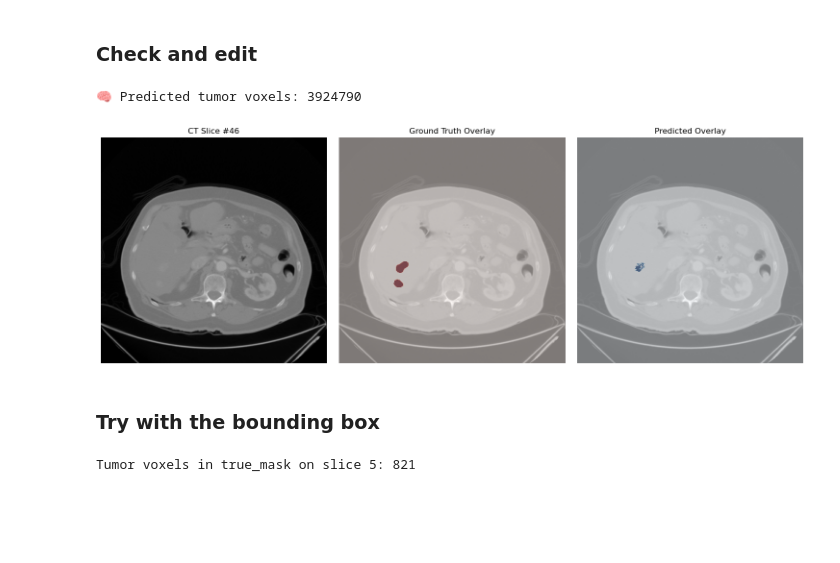
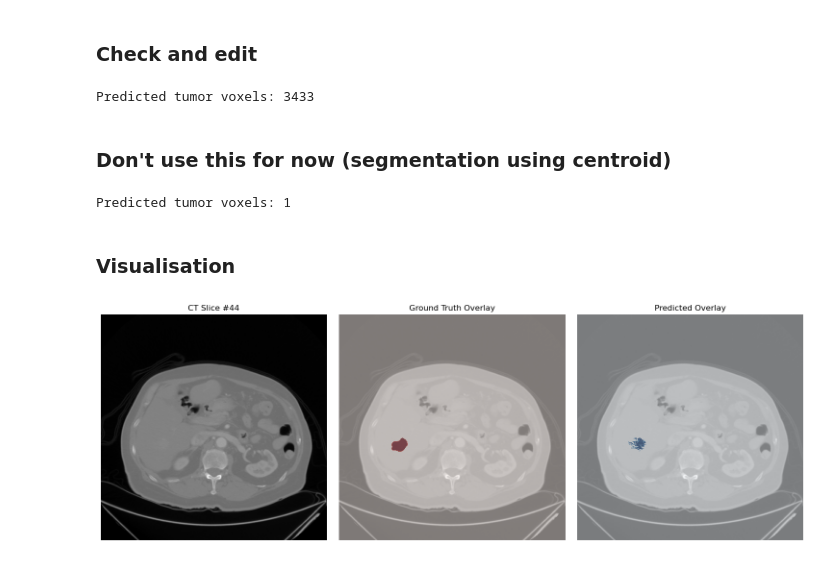
Before and after one commit to mirabud/MIP_final_project, a Jupyter notebook: mip_current.ipynb, the cells around one changed output. Saved outputs shown, nothing was run; the diff lists cells and outputs as text; code cells hidden in the pictures; blank space fills up the shorter version.

```diff
--- a/mip_current.ipynb
+++ b/mip_current.ipynb
@@ -53,3 +30,3 @@ def load_mask(dcm_path):
 # %%
-tumor_mask, tumor_z_positions = load_mask(tumor_path)
-liver_mask, liver_z_positions = load_mask(liver_path)
+tumor_mask, tumor_z_positions = t1.load_mask(tumor_path)
+liver_mask, liver_z_positions = t1.load_mask(liver_path)
@@ -73,3 +35,3 @@ def create_segmentation_masks(mask, z_positions):
 # %%
-tumor_mask_volume = create_segmentation_masks(tumor_mask, tumor_z_positions)
-liver_mask_volume = create_segmentation_masks(liver_mask, liver_z_positions)
+tumor_mask_volume = t1.reorder_masks(ct_volume, tumor_mask, ct_z_positions, tumor_z_positions)
+liver_mask_volume = t1.reorder_masks(ct_volume, liver_mask, ct_z_positions, liver_z_positions)
@@ -78,11 +39,0 @@ liver_mask_volume = create_segmentation_masks(liver_mask, liver_z_positions)
-# %%
-# Make an empty volume the same shape as ct_volume
-mask_volume = np.zeros_like(ct_volume, dtype=bool)
-# Convert z_positions to a NumPy array for better handling
-ct_z_array = np.array(ct_z_positions)
-
-for f, seg_z in enumerate(tumor_z_positions):
-    # Find the CT slice whose Z is closest to this frame's Z
-    slice_idx = int(np.argmin(np.abs(ct_z_array - seg_z)))
-    # Insert this 2D mask into that slice
-    mask_volume[slice_idx, :, :] = tumor_mask[f] > 0  # True where tumor
@@ -332,22 +219,16 @@ def region_growing_bounding_box(ct_volume: np.ndarray, seed: tuple, bbox: dict,
 
     return mask
 # %%
-predicted_mask = region_growing_bounding_box(ct_volume, seed=centroid_tumor, bbox=bbox_tumor, threshold=20.0)
+predicted_mask = region_growing_bounding_box(ct_volume, seed=centroid_tumor, bbox=bbox_tumor, threshold=36.0)
+# View nonzero voxel count
+print("Predicted tumor voxels:", np.count_nonzero(predicted_mask))
+# %% [output]
+Predicted tumor voxels: 3433
+# %% [markdown]
+### Don't use this for now (segmentation using centroid)
 # %%
-from collections import deque
+def region_growing(ct_volume: np.ndarray, seed: tuple, threshold: float = 5.0) -> np.ndarray:
 
-def region_growing(ct_volume: np.ndarray, seed: tuple, threshold: float = 5.0) -> np.ndarray:
-    """
-    Simple region growing from a seed point using intensity similarity.
-
-    Parameters:
-    - ct_volume: 3D CT image
-    - seed: (z, y, x) coordinates
-    - threshold: allowable intensity difference from seed
-
-    Returns:
-    - mask: binary segmentation result (same shape as ct_volume)
-    """
     z_dim, y_dim, x_dim = ct_volume.shape
     seed_z, seed_y, seed_x = map(int, seed)
     seed_intensity = ct_volume[seed_z, seed_y, seed_x]
@@ -380,46 +261,40 @@ def region_growing(ct_volume: np.ndarray, seed: tuple, threshold: float = 5.0) -
 predicted_mask = region_growing(ct_volume, seed=centroid_tumor, threshold=5.0)
 
 # View nonzero voxel count
-print("🧠 Predicted tumor voxels:", np.count_nonzero(predicted_mask))
+print("Predicted tumor voxels:", np.count_nonzero(predicted_mask))
 # %% [output]
-🧠 Predicted tumor voxels: 3924790
+Predicted tumor voxels: 1
+# %% [markdown]
+### Visualisation
 # %%
-import matplotlib.pyplot as plt
-
-def show_overlay(ct_volume, true_mask, pred_mask, slice_index=None):
+# Function to show the result of segmentation on slices
+def show_segmentation(ct_volume, true_mask, pred_mask, slice_index=None):
     if slice_index is None:
-        # Pick middle slice of tumor
         slice_index = np.mean(np.argwhere(true_mask > 0)[:, 0]).astype(int)
 
     ct_slice = ct_volume[slice_index]
     gt_slice = true_mask[slice_index]
     pred_slice = pred_mask[slice_index]
 
     fig, ax = plt.subplots(1, 3, figsize=(15, 5))
 
     ax[0].imshow(ct_slice, cmap='gray')
     ax[0].set_title(f"CT Slice #{slice_index}")
 
     ax[1].imshow(ct_slice, cmap='gray')
     ax[1].imshow(gt_slice, alpha=0.5, cmap='Reds')
     ax[1].set_title("Ground Truth Overlay")
 
     ax[2].imshow(ct_slice, cmap='gray')
     ax[2].imshow(pred_slice, alpha=0.5, cmap='Blues')
     ax[2].set_title("Predicted Overlay")
 
     for a in ax:
         a.axis('off')
 
     plt.tight_layout()
     plt.show()
 
-show_overlay(ct_volume, tumor_mask_volume, predicted_mask)
+show_segmentation(ct_volume, tumor_mask_volume, predicted_mask, 44)
 # %% [output]
-[figure, old version]
+[figure, new version]
-# %% [markdown]
-### Try with the bounding box
-# %%
-print("Tumor voxels in true_mask on slice 5:", np.sum(tumor_mask[5]))
-# %% [output]
-Tumor voxels in true_mask on slice 5: 821
```
Also changed, not shown: parts of 31 cells of this notebook, 6 other files.
